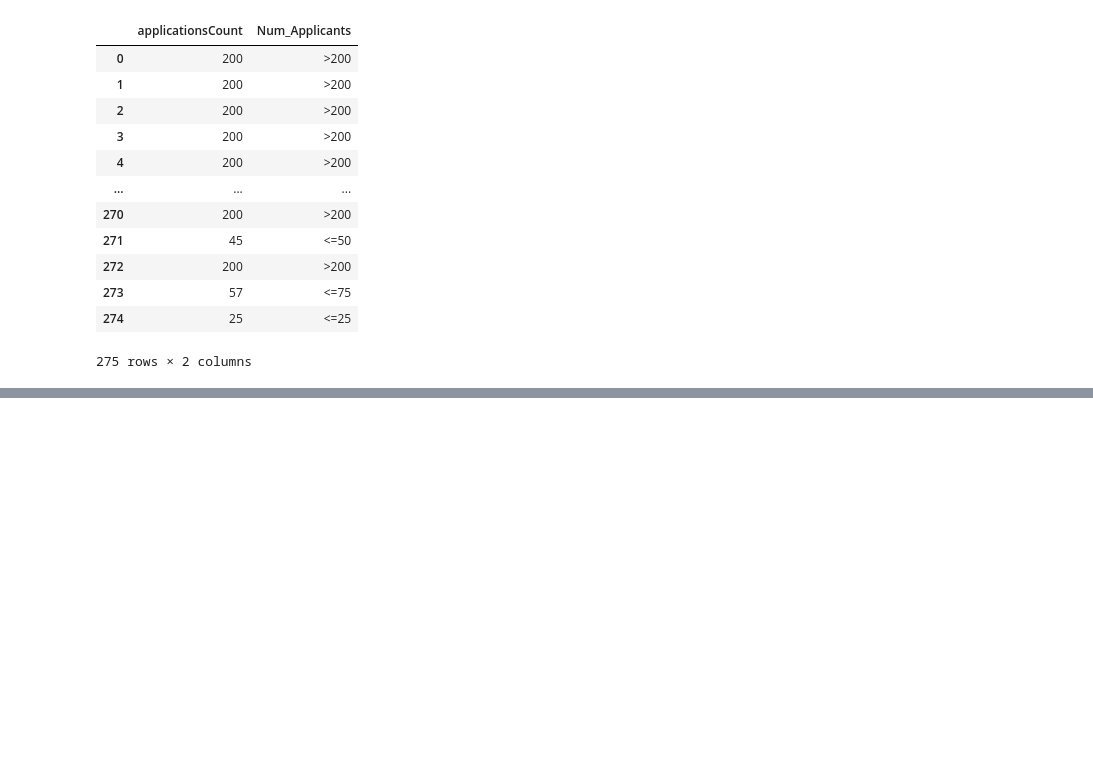
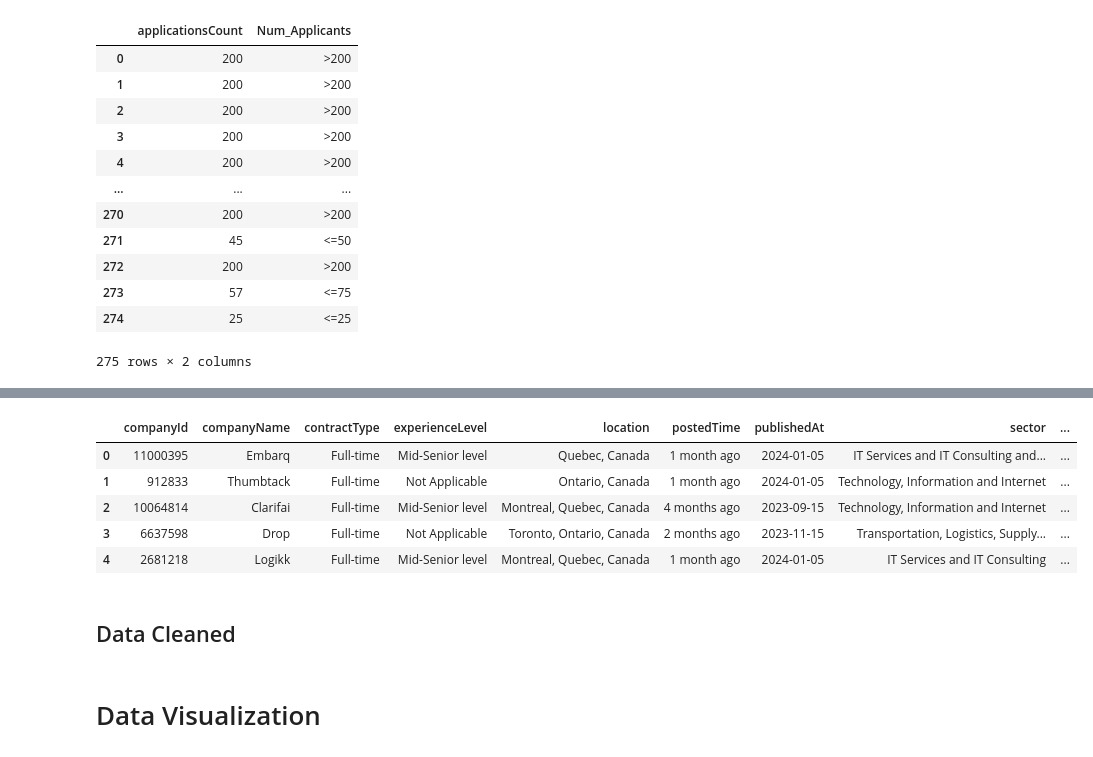
Before and after one commit to Clarkey33/Job_Market, a Jupyter notebook: job_analysis.ipynb, the cells around one changed output, grey strips where cells are left out. Saved outputs shown, nothing was run; the diff lists cells and outputs as text; code cells hidden in the pictures; blank space fills up the shorter version.

```diff
--- a/job_analysis.ipynb
+++ b/job_analysis.ipynb
@@ -306,0 +486,8 @@ job_data[['applicationsCount', 'Num_Applicants']]
+# %%
+#description column includes information of the job post and company not valuable
+#drop column
+job_data.drop(columns=['description'], inplace=True)
+# %%
+job_data.rename(columns={"Num_Applicants":"numApplicants"}, inplace= True)
+# %%
+job_data.drop(columns=['applicationsCount'], inplace= True)
@@ -306,0 +510,15 @@ job_data[['applicationsCount', 'Num_Applicants']]
+# %%
+job_data[['city','province','country']]= job_data.location.str.split(",", n=2, expand= True)
+# %%
+job_data.head()
+# %% [output]
+|  | companyId | companyName | contractType | experienceLevel | location | postedTime | publishedAt | sector | ... |
+| 0 | 11000395 | Embarq | Full-time | Mid-Senior level | Quebec, Canada | 1 month ago | 2024-01-05 | IT Services and IT Consulting and... | ... |
+| 1 | 912833 | Thumbtack | Full-time | Not Applicable | Ontario, Canada | 1 month ago | 2024-01-05 | Technology, Information and Internet | ... |
+| 2 | 10064814 | Clarifai | Full-time | Mid-Senior level | Montreal, Quebec, Canada | 4 months ago | 2023-09-15 | Technology, Information and Internet | ... |
+| 3 | 6637598 | Drop | Full-time | Not Applicable | Toronto, Ontario, Canada | 2 months ago | 2023-11-15 | Transportation, Logistics, Supply... | ... |
+| 4 | 2681218 | Logikk | Full-time | Mid-Senior level | Montreal, Quebec, Canada | 1 month ago | 2024-01-05 | IT Services and IT Consulting | ... |
+# %% [markdown]
+## Data Cleaned
+# %% [markdown]
+# Data Visualization
```
Also changed, not shown: parts of 28 cells of this notebook.
